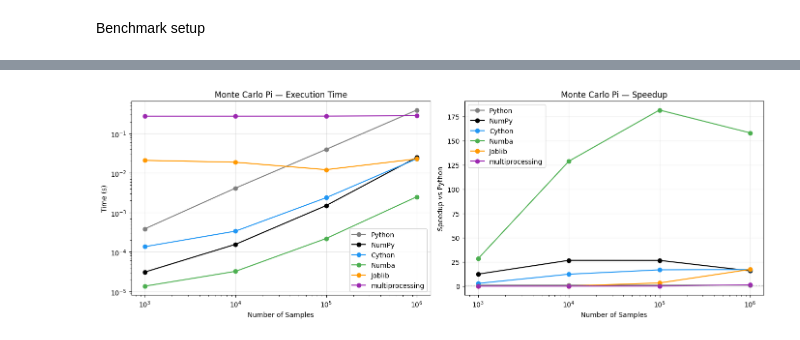
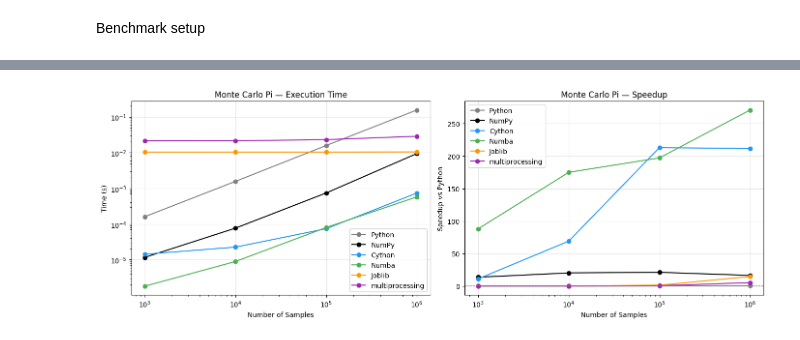
Before and after one commit to healthypunk/dss_experiments, a Jupyter notebook: monte_carlo.ipynb, the cells around one changed output, grey strips where cells are left out. Cells and saved outputs as stored; diff of their text form; code cells hidden in the pictures.

```diff
--- a/monte_carlo.ipynb
+++ b/monte_carlo.ipynb
@@ -62,13 +62,13 @@ cdef extern from "omp.h" nogil:
 
 def monte_carlo_pi_cython(long n_samples,int n_threads):
     cdef long i
-    cdef int inside = 0
+    cdef long inside = 0
     cdef double x, y
-    cdef unsigned int seed
+    cdef unsigned int myseed
     for i in prange(n_samples, num_threads=n_threads, schedule='static', nogil=True):
         myseed = omp_get_thread_num() + 1 + i
-        x = (<double>rand_r(&seed) / RAND_MAX) * 2 - 1
-        y = (<double>rand_r(&seed) / RAND_MAX) * 2 - 1
+        x = (<double>rand_r(&myseed) / RAND_MAX) * 2 - 1
+        y = (<double>rand_r(&myseed) / RAND_MAX) * 2 - 1
 
         if x*x + y*y <= 1:
             inside += 1
@@ -124,16 +124,16 @@ for n in sizes:
     t = %timeit -o -n 20 monte_carlo_pi_np(n)
     results['NumPy'].append(t.best)
 
-    t = %timeit -o -n 20 monte_carlo_pi_cython(n, 4)
+    t = %timeit -o -n 20 monte_carlo_pi_cython(n, 2)
     results['Cython'].append(t.best)
 
     t = %timeit -o -n 20 monte_carlo_pi_numba(n)
     results['Numba'].append(t.best)
 
-    t = %timeit -o -n 20 monte_carlo_pi_joblib(n, 4)
+    t = %timeit -o -n 20 monte_carlo_pi_joblib(n, 2)
     results['Joblib'].append(t.best)
 
-    t = %timeit -o -n 20 monte_carlo_pi_multip(n, 4)
+    t = %timeit -o -n 20 monte_carlo_pi_multip(n, 2)
     results['multiprocessing'].append(t.best)
 
 # Plot
@@ -255,16 +276,16 @@ for n in sizes:
     t = %timeit -o -n 20 monte_carlo_pi_np(n)
     results['NumPy'].append(t.best)
 
-    t = %timeit -o -n 20 monte_carlo_pi_cython(n, 16)
+    t = %timeit -o -n 20 monte_carlo_pi_cython(n, 8)
     results['Cython'].append(t.best)
 
     t = %timeit -o -n 20 monte_carlo_pi_numba(n)
     results['Numba'].append(t.best)
 
-    t = %timeit -o -n 20 monte_carlo_pi_joblib(n, 16)
+    t = %timeit -o -n 20 monte_carlo_pi_joblib(n, 8)
     results['Joblib'].append(t.best)
 
-    t = %timeit -o -n 20 monte_carlo_pi_multip(n, 16)
+    t = %timeit -o -n 20 monte_carlo_pi_multip(n, 8)
     results['multiprocessing'].append(t.best)
 
 # Plot
@@ -316 +337 @@ The slowest run took 4.22 times longer than the fastest. This could mean that an
-[figure, old version]
+[figure, new version]
```
Also changed, not shown: parts of 8 cells of this notebook, 4 other files.
